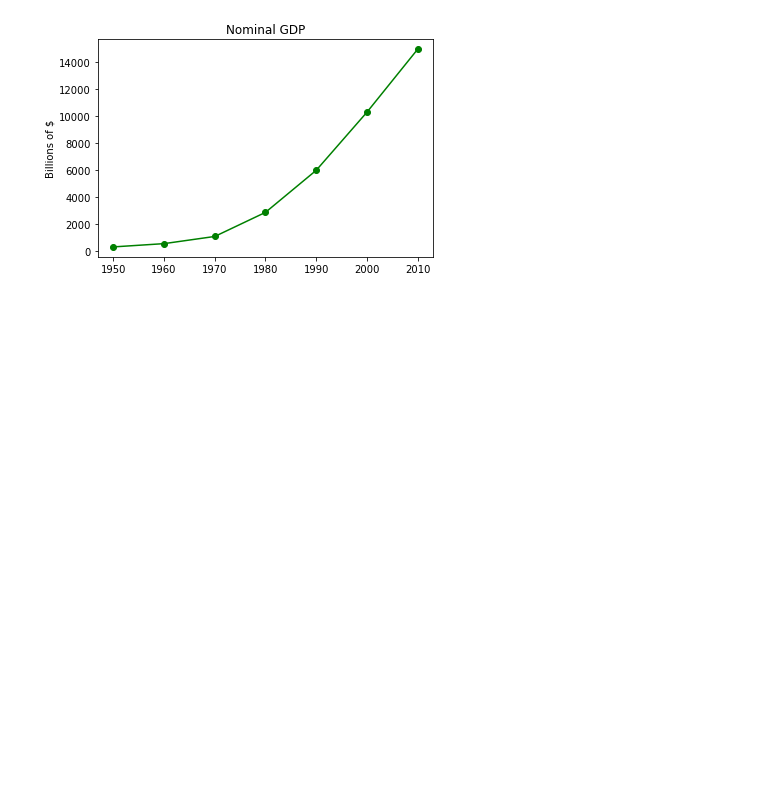
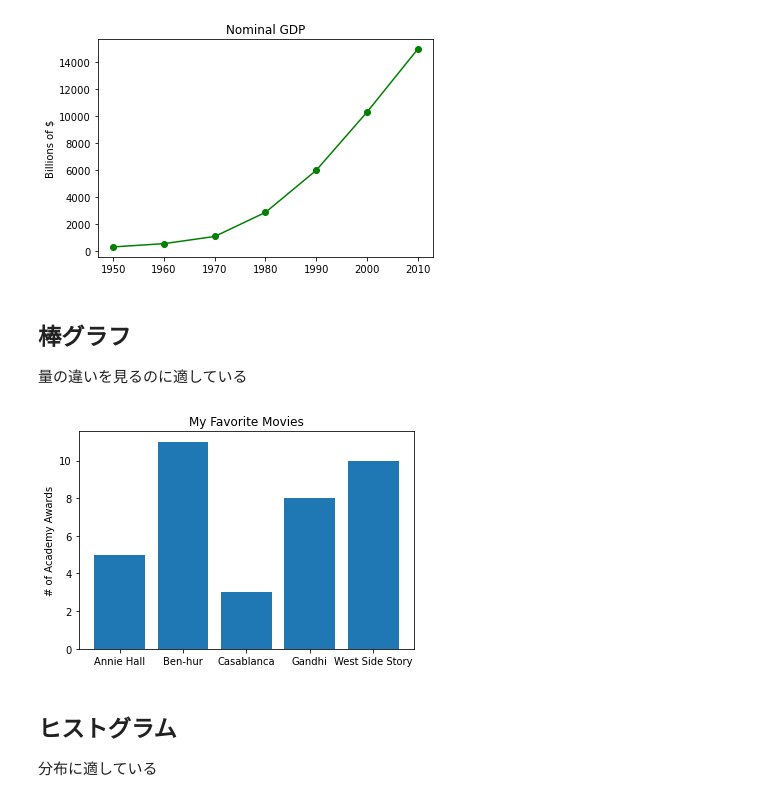
Before and after one commit to nasjp/datascience, a Jupyter notebook: graph.ipynb, the cells around one changed output. Saved outputs shown, nothing was run; the diff lists cells and outputs as text; code cells hidden in the pictures; blank space fills up the shorter version.

Commit message:
add graph chapter

```diff
--- a/graph.ipynb
+++ b/graph.ipynb
@@ -19,3 +16,20 @@ plt.ylabel("Billions of $")
 # %% [output]
 Text(0, 0.5, 'Billions of $')
 [figure]
+# %% [markdown]
+## 棒グラフ
+量の違いを見るのに適している
+# %%
+movies = ["Annie Hall", "Ben-hur", "Casablanca", "Gandhi", "West Side Story"]
+num_oscars = [5, 11, 3, 8, 10]
+# %%
+plt.bar(range(len(movies)), num_oscars)
+plt.title("My Favorite Movies")
+plt.ylabel("# of Academy Awards")
+plt.xticks(range(len(movies)), movies)
+plt.show()
+# %% [output]
+[figure, added]
+# %% [markdown]
+## ヒストグラム
+分布に適している
```
Also changed, not shown: parts of 24 cells of this notebook.
